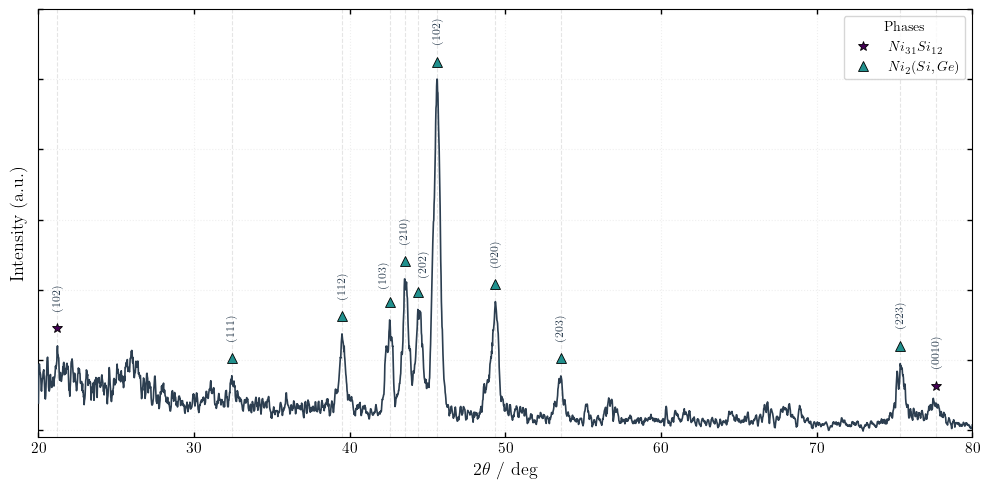
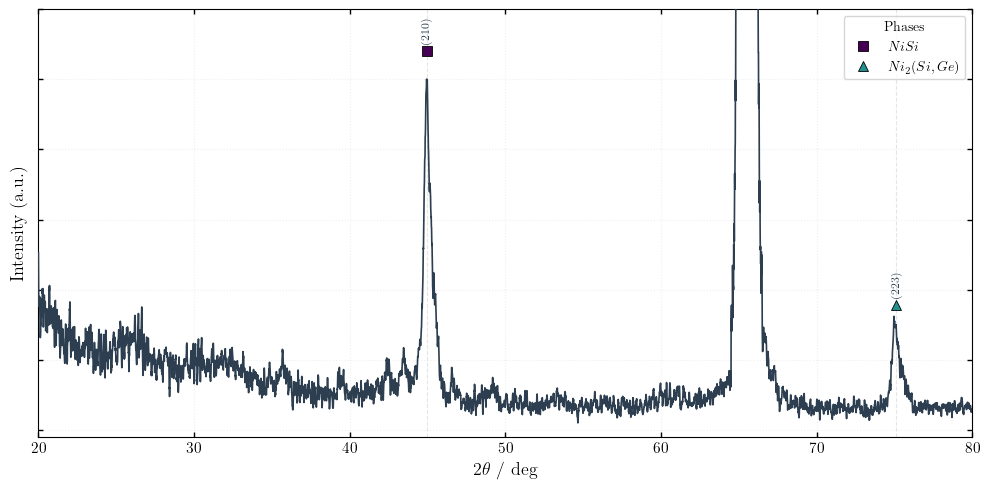
Unified diff of the notebook cell whose output changed from the first chart to the second:
--- before
+++ after
@@ -2,8 +2,8 @@
     '$SiC$': 'o',            
     '$Ni_2(Si,Ge)$': '^',     
-    '$Ni_{31}Si_{12}$': '*' ,  
+    '$NiSi$': 's',       
+    # '$Ni_{31}Si_{12}$': '*' ,  
     # '$NiGe$': 'v',            
     # '$NiSi_2$': 'o',     
-    # '$NiSi$': 's',       
 }
 
@@ -26,6 +26,6 @@
     for label in labels
 ]
-labels = [label.replace('$NiGe$ (211)', '$Ni_2(Si,Ge)$ (202)') if label else None for label in labels]
-labels = [label.replace('$NiGe$ (002)', '$Ni_2(Si,Ge)$ (203)') if label else None for label in labels]
+# labels = [label.replace('$NiGe$ (211)', '$Ni_2(Si,Ge)$ (202)') if label else None for label in labels]
+# labels = [label.replace('$NiGe$ (002)', '$Ni_2(Si,Ge)$ (203)') if label else None for label in labels]
 # labels = [label.replace('$NiGe$ (002)', '$Ni_2(Si,Ge)$ (203)') if label else None for label in labels]labels = [label.replace('$Ni_{31}Si_{12}$ (0010)', '$Ni_2(Si,Ge)$ (004)') if label else None for label in labels]
 # labels = [label.replace('$NiSi$ (211)', '$Ni_2(Si,Ge)$ (113)') if label else None for label in labels]
@@ -44,5 +44,5 @@
         ax.axvline(pos, color='gray', linestyle='--', alpha=0.2, lw=0.8, zorder=1)
         
-        ax.plot(pos, peak_height + 0.05, marker=marker_map[phase], 
+        ax.plot(pos, peak_height + 0.08, marker=marker_map[phase], 
                 color=color_map[phase], markersize=7, linestyle='None', 
                 markeredgecolor='black', markeredgewidth=0.6,
@@ -77,4 +77,4 @@
 
 plt.tight_layout()
-# plt.savefig(f'{os.path.join(os.path.dirname(file_path), "A3_60nm_900")}_markers.pdf', dpi=300)
+# plt.savefig(f'{os.path.join(os.path.dirname(file_path), "B3_20nm_900")}_markers.pdf', dpi=300)
 plt.show()

Commit: saving